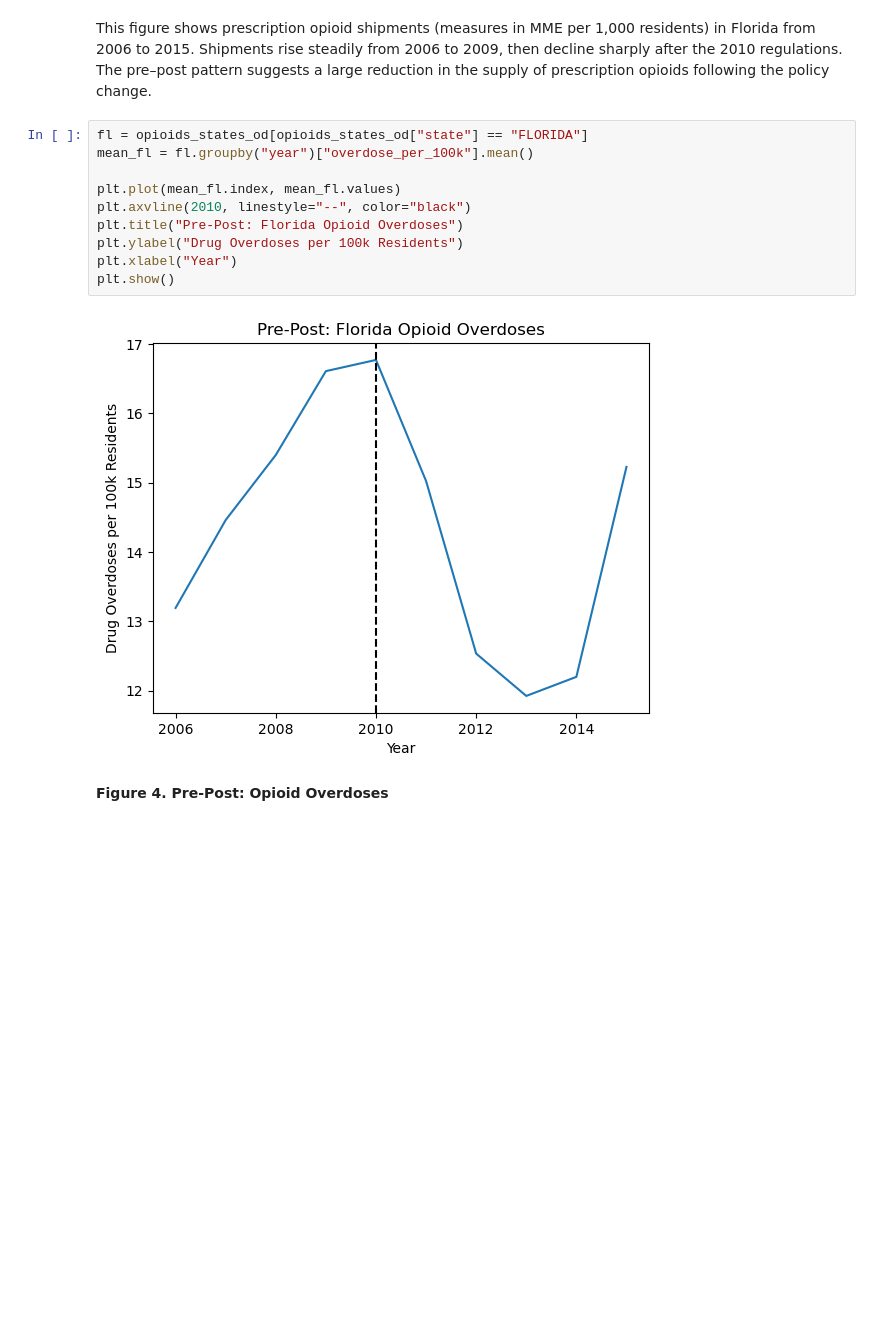
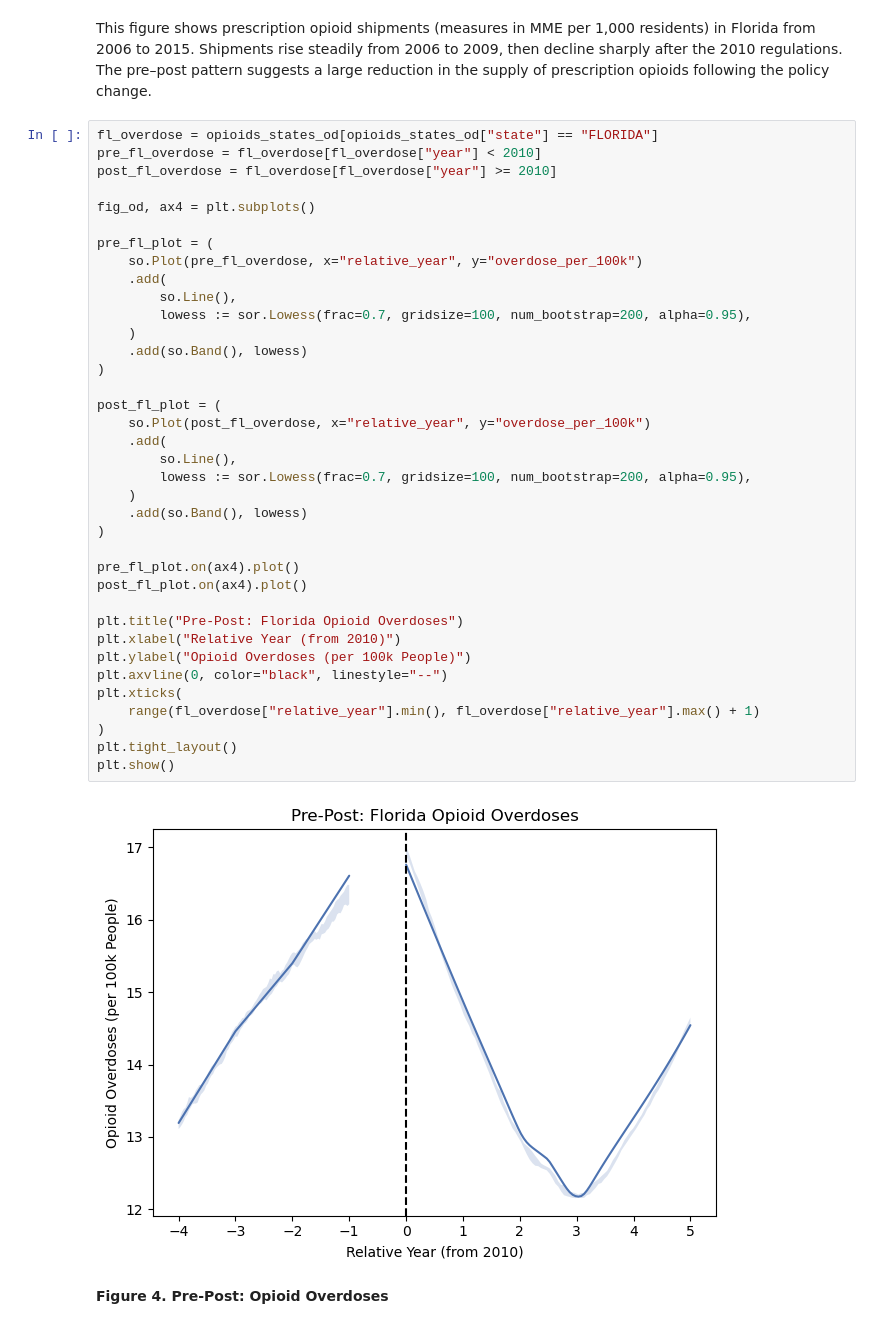
Before and after one commit to rakiranelson/IDS590-Opioids-Final-Project, a Jupyter notebook: opioid_dsm.ipynb, the cells around one changed output. Drawn from its saved outputs; the diff is of its cells as text; blank space fills up the shorter version.

```diff
--- a/opioid_dsm.ipynb
+++ b/opioid_dsm.ipynb
@@ -286,17 +295,44 @@ plt.show()
 # %% [markdown]
 This figure shows prescription opioid shipments (measures in MME per 1,000 residents) in Florida from 2006 to 2015. Shipments rise steadily from 2006 to 2009, then decline sharply after the 2010 regulations. The pre–post pattern suggests a large reduction in the supply of prescription opioids following the policy change.
 # %%
-fl = opioids_states_od[opioids_states_od["state"] == "FLORIDA"]
-mean_fl = fl.groupby("year")["overdose_per_100k"].mean()
+fl_overdose = opioids_states_od[opioids_states_od["state"] == "FLORIDA"]
+pre_fl_overdose = fl_overdose[fl_overdose["year"] < 2010]
+post_fl_overdose = fl_overdose[fl_overdose["year"] >= 2010]
 
-plt.plot(mean_fl.index, mean_fl.values)
-plt.axvline(2010, linestyle="--", color="black")
+fig_od, ax4 = plt.subplots()
+
+pre_fl_plot = (
+    so.Plot(pre_fl_overdose, x="relative_year", y="overdose_per_100k")
+    .add(
+        so.Line(),
+        lowess := sor.Lowess(frac=0.7, gridsize=100, num_bootstrap=200, alpha=0.95),
+    )
+    .add(so.Band(), lowess)
+)
+
+post_fl_plot = (
+    so.Plot(post_fl_overdose, x="relative_year", y="overdose_per_100k")
+    .add(
+        so.Line(),
+        lowess := sor.Lowess(frac=0.7, gridsize=100, num_bootstrap=200, alpha=0.95),
+    )
+    .add(so.Band(), lowess)
+)
+
+pre_fl_plot.on(ax4).plot()
+post_fl_plot.on(ax4).plot()
+
 plt.title("Pre-Post: Florida Opioid Overdoses")
-plt.ylabel("Drug Overdoses per 100k Residents")
-plt.xlabel("Year")
+plt.xlabel("Relative Year (from 2010)")
+plt.ylabel("Opioid Overdoses (per 100k People)")
+plt.axvline(0, color="black", linestyle="--")
+plt.xticks(
+    range(fl_overdose["relative_year"].min(), fl_overdose["relative_year"].max() + 1)
+)
+plt.tight_layout()
 plt.show()
 # %% [output]
-[figure, old version]
+[figure, new version]
 # %% [markdown]
 **Figure 4. Pre-Post: Opioid Overdoses**
 # %% [markdown]
```
Also changed, not shown: parts of 5 cells of this notebook, 2 other files.
